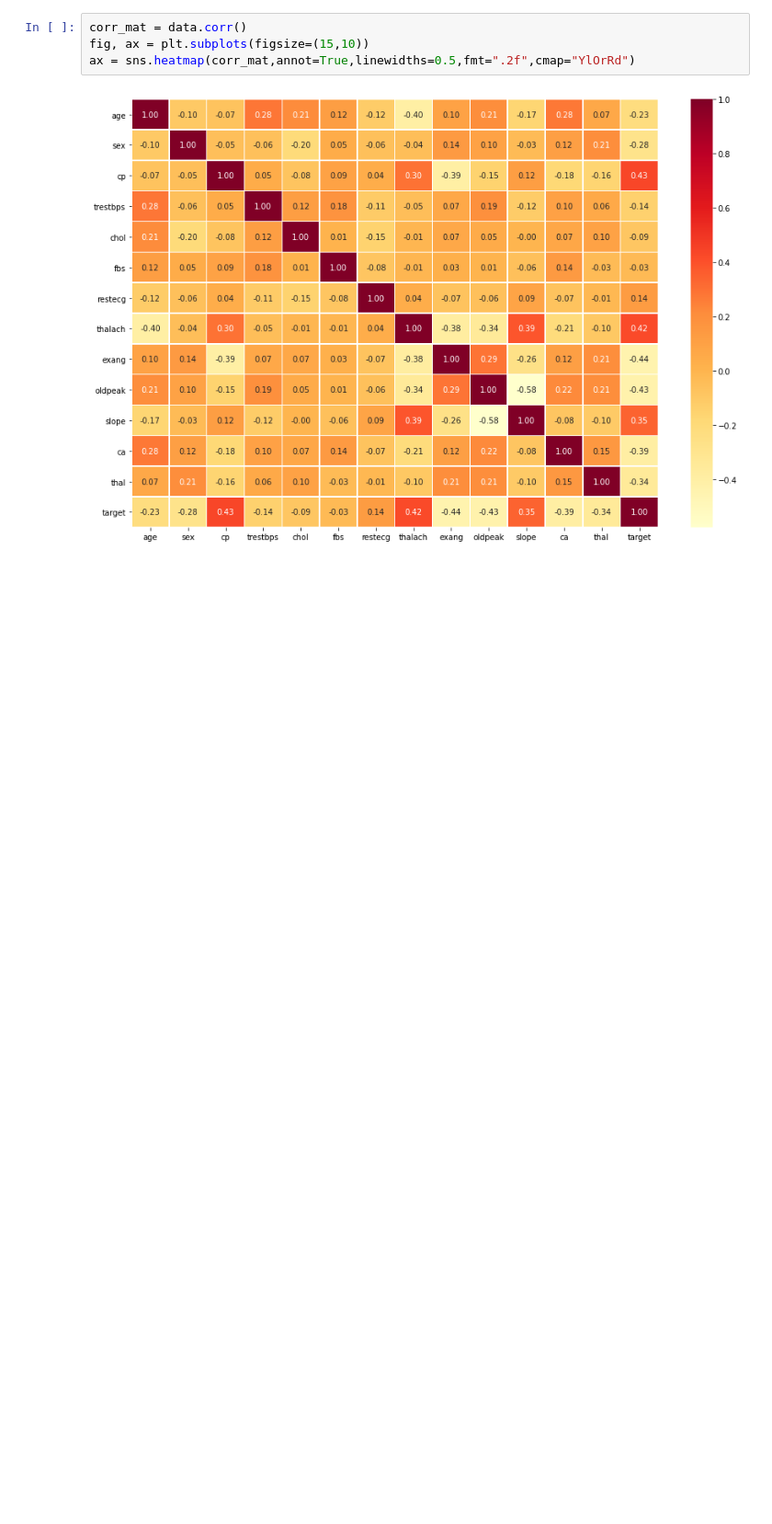
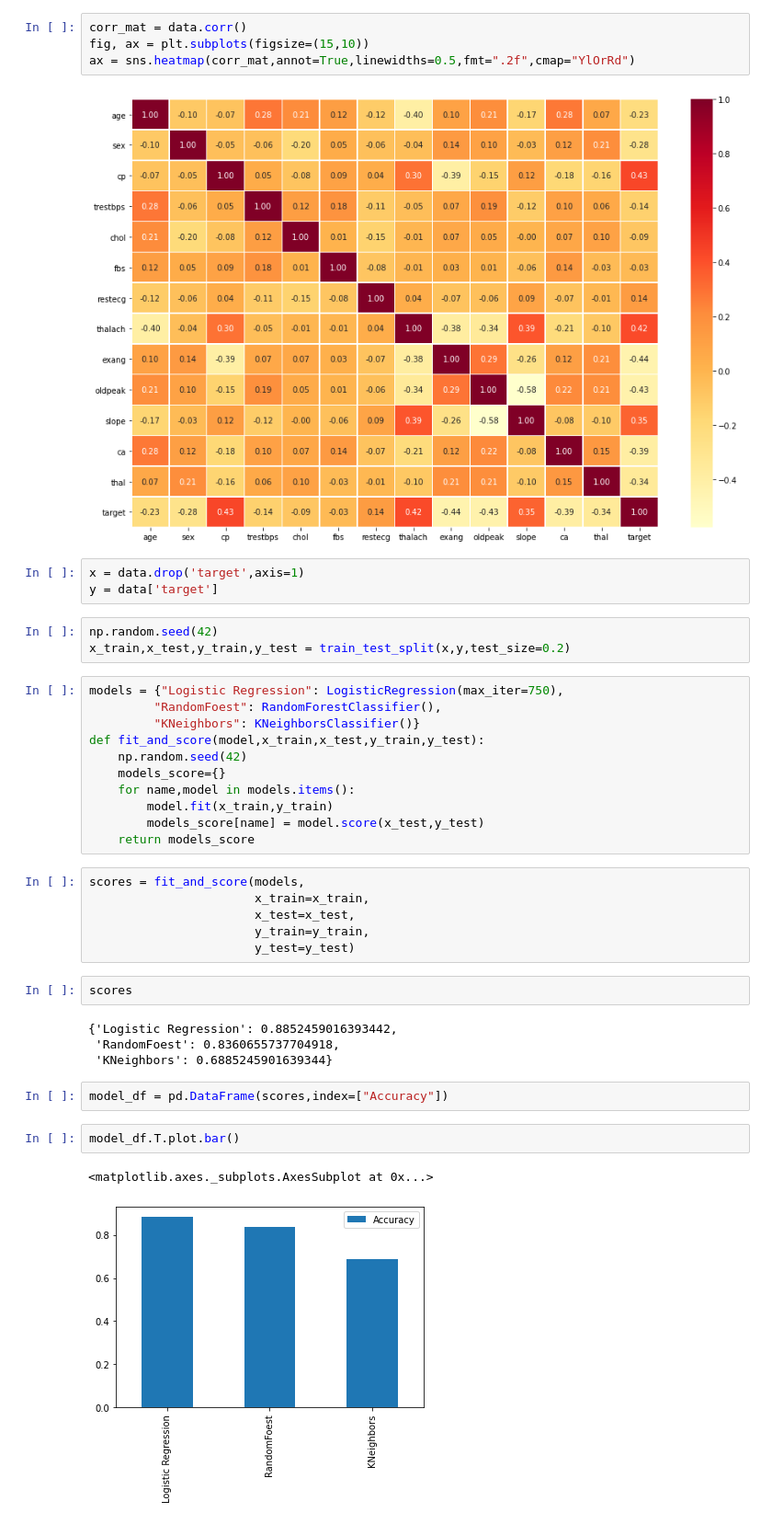
Before and after one commit to Shaheer-Imam/Data-Science, a Jupyter notebook: Heart disease classification.ipynb, the cells around one changed output. Shown at 92% size. Drawn from its saved outputs; the diff is of its cells as text; blank space fills up the shorter version.

Commit message:
Analyzing different models

```diff
--- a/Heart disease classification.ipynb
+++ b/Heart disease classification.ipynb
@@ -152,3 +152,39 @@ fig, ax = plt.subplots(figsize=(15,10))
 ax = sns.heatmap(corr_mat,annot=True,linewidths=0.5,fmt=".2f",cmap="YlOrRd")
 # %% [output]
 [figure]
+# %%
+x = data.drop('target',axis=1)
+y = data['target']
+# %%
+np.random.seed(42)
+x_train,x_test,y_train,y_test = train_test_split(x,y,test_size=0.2)
+# %%
+models = {"Logistic Regression": LogisticRegression(max_iter=750),
+         "RandomFoest": RandomForestClassifier(),
+         "KNeighbors": KNeighborsClassifier()}
+def fit_and_score(model,x_train,x_test,y_train,y_test):
+    np.random.seed(42)
+    models_score={}
+    for name,model in models.items():
+        model.fit(x_train,y_train)
+        models_score[name] = model.score(x_test,y_test)
+    return models_score
+# %%
+scores = fit_and_score(models,
+                       x_train=x_train,
+                       x_test=x_test,
+                       y_train=y_train,
+                       y_test=y_test)
+# %%
+scores
+# %% [output]
+{'Logistic Regression': 0.8852459016393442,
+ 'RandomFoest': 0.8360655737704918,
+ 'KNeighbors': 0.6885245901639344}
+# %%
+model_df = pd.DataFrame(scores,index=["Accuracy"])
+# %%
+model_df.T.plot.bar()
+# %% [output]
+<matplotlib.axes._subplots.AxesSubplot at 0x...>
+[figure, added]
```
Also changed, not shown: parts of 4 cells of this notebook.
